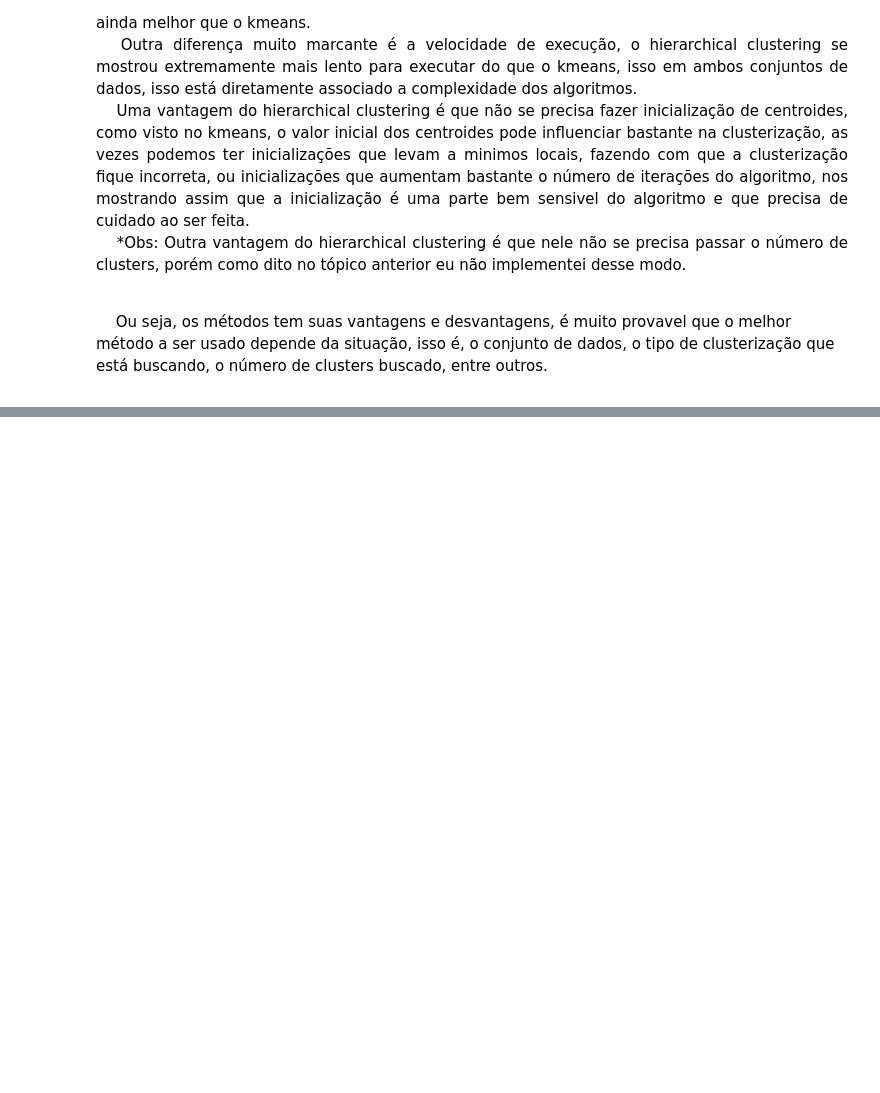
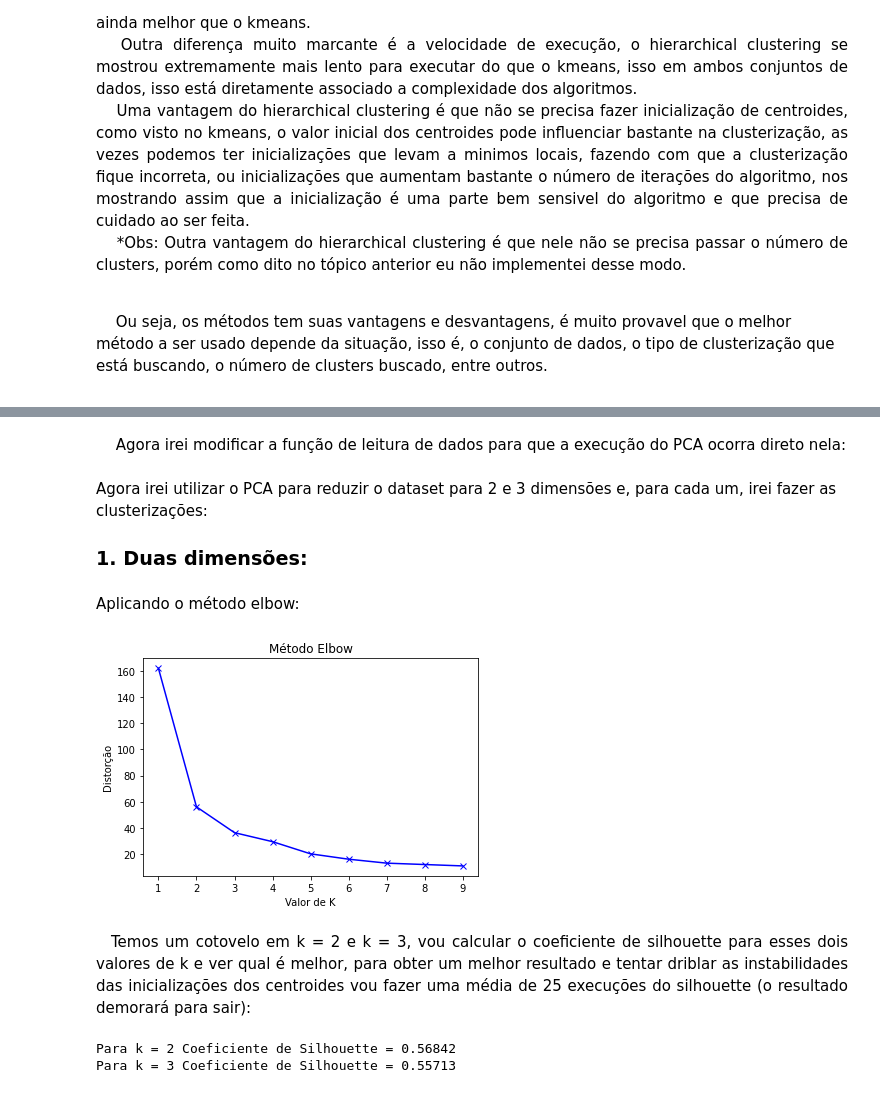
Before and after one commit to MateusOlivi/Machine-Learning, a Jupyter notebook: Projeto1/Projeto1.ipynb, the cells around one changed output, grey strips where cells are left out. Cells and saved outputs as stored; diff of their text form; code cells hidden in the pictures; blank space fills up the shorter version.

```diff
--- a/Projeto1/Projeto1.ipynb
+++ b/Projeto1/Projeto1.ipynb
@@ -791,0 +798,59 @@ Para k = 9 Número de clusters = 1
+# %%
+from sklearn.decomposition import PCA
+
+def executaPCA(X,n):
+    pca = PCA(n_components=n)
+    principalComponents = pca.fit_transform(X)
+    return principalComponents
+# %% [markdown]
+&emsp; Agora irei modificar a função de leitura de dados para que a execução do PCA ocorra direto nela:
+# %%
+def Dados_3(caminho, dataset = 'training', norm = True, n_pca = 2):
+    X = pd.read_csv(caminho, sep = ',')
+    del X['Date']
+
+    if(norm):
+        X = (X-X.min())/(X.max()-X.min()) # Min-Max
+
+    X = executaPCA(X,n_pca) #PCA
+
+    training, test = [], []
+    Total = len(X)
+
+    for i in range(5):
+        training.extend(X[0:floor(Total*0.18)])
+        X = X[floor(Total*0.18):]
+        test.extend(X[0:ceil(Total*0.02)])
+        X = X[ceil(Total*0.02):]
+
+    if(dataset == 'training'):
+        return np.array(training)
+    elif(dataset == 'test'):
+        return np.array(test)
+# %% [markdown]
+Agora irei utilizar o PCA para reduzir o dataset para 2 e 3 dimensões e, para cada um, irei fazer as clusterizações:
+
+### 1. Duas dimensões:
+# %%
+PCATrainingSet2D = Dados_3('hungary_chickenpox.csv', dataset = 'training', norm = True, n_pca = 2)
+# %% [markdown]
+Aplicando o método elbow:
+# %%
+elbow(PCATrainingSet2D)
+# %% [output]
+[figure, added]
+# %% [markdown]
+<p style="text-align: justify;">
+&emsp;Temos um cotovelo em k = 2 e k = 3, vou calcular o coeficiente de silhouette para esses dois valores de k e ver qual é melhor, para obter um melhor resultado e tentar driblar as instabilidades das inicializações dos centroides vou fazer uma média de 25 execuções do silhouette (o resultado demorará para sair):
+</p>
+# %%
+for k in [2,3]:
+    Coef = 0
+    for i in range(25):
+        clusters2D, centroides2D = kmeans(PCATrainingSet2D,k)
+        Coef += coeficenteSilhouette(clusters2D, centroides2D)
+    Coef = Coef/25
+    print("Para k = "+str(k)+ " Coeficiente de Silhouette = " + str(Coef.round(5)))
+# %% [output]
+Para k = 2 Coeficiente de Silhouette = 0.56842
+Para k = 3 Coeficiente de Silhouette = 0.55713
```
Also changed, not shown: parts of 39 cells of this notebook.
